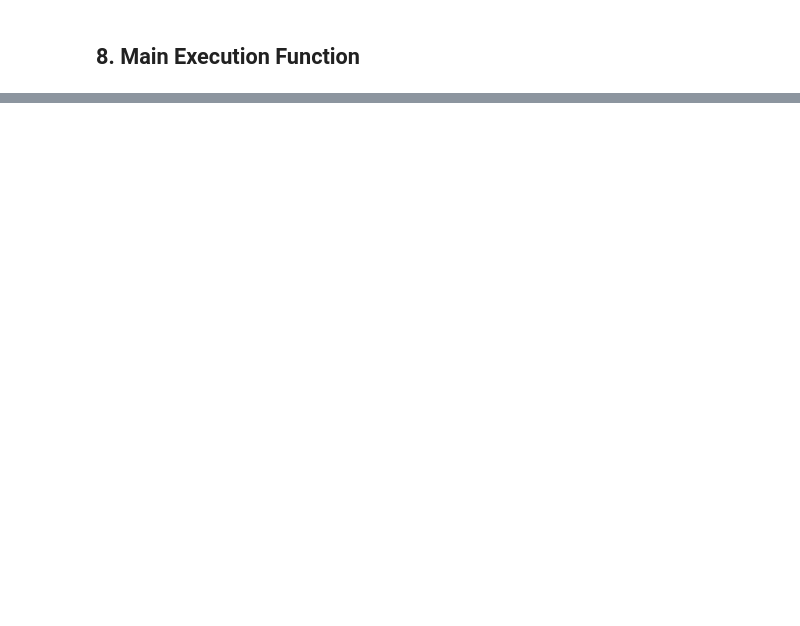
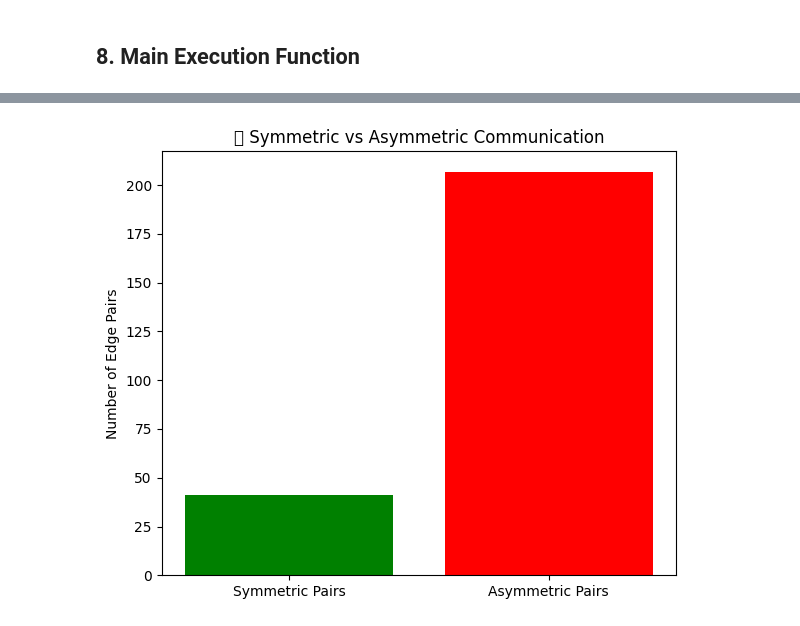
Before and after one commit to GowdaVarun/Network_traffic_anomaly_detection, a Jupyter notebook: packet_classification_improved.ipynb, the cells around one changed output, grey strips where cells are left out. Drawn from its saved outputs; the diff is of its cells as text; code cells hidden in the pictures; blank space fills up the shorter version.

```diff
--- a/packet_classification_improved.ipynb
+++ b/packet_classification_improved.ipynb
@@ -505,0 +508,18 @@ Precision: 0.6324
+# %%
+# Reflexive: packets from IP to itself
+reflexive = [(u, v) for u, v in G.edges() if u == v]
+
+# Symmetric: if (A, B) and (B, A) both exist
+symmetric = [(u, v) for u, v in G.edges() if G.has_edge(v, u) and u != v]
+
+# Transitive: if A→B and B→C, then A→C might be inferred
+transitive_candidates = []
+for u in G.nodes():
+    for v in G.successors(u):
+        for w in G.successors(v):
+            if not G.has_edge(u, w):
+                transitive_candidates.append((u, v, w))
+
+print(f"🔁 Reflexive (self-loop) connections: {len(reflexive)}")
+print(f"🔄 Symmetric communication pairs: {len(symmetric)//2} (undirected)")
+print(f"🔀 Transitive chains (A→B→C, missing A→C): {len(transitive_candidates)}")
@@ -505,0 +574,21 @@ Precision: 0.6324
+# %%
+symmetric_edges = set()
+asymmetric_edges = set()
+
+for u, v in G.edges():
+    if G.has_edge(v, u):
+        symmetric_edges.add(tuple(sorted((u, v))))
+    else:
+        asymmetric_edges.add((u, v))
+
+labels = ['Symmetric Pairs', 'Asymmetric Pairs']
+counts = [len(symmetric_edges), len(asymmetric_edges)]
+
+plt.figure(figsize=(6, 5))
+plt.bar(labels, counts, color=['green', 'red'])
+plt.title("🔁 Symmetric vs Asymmetric Communication")
+plt.ylabel("Number of Edge Pairs")
+plt.tight_layout()
+plt.show()
+# %% [output]
+[figure, added]
```
Also changed, not shown: parts of 25 cells of this notebook, 3 other files.
